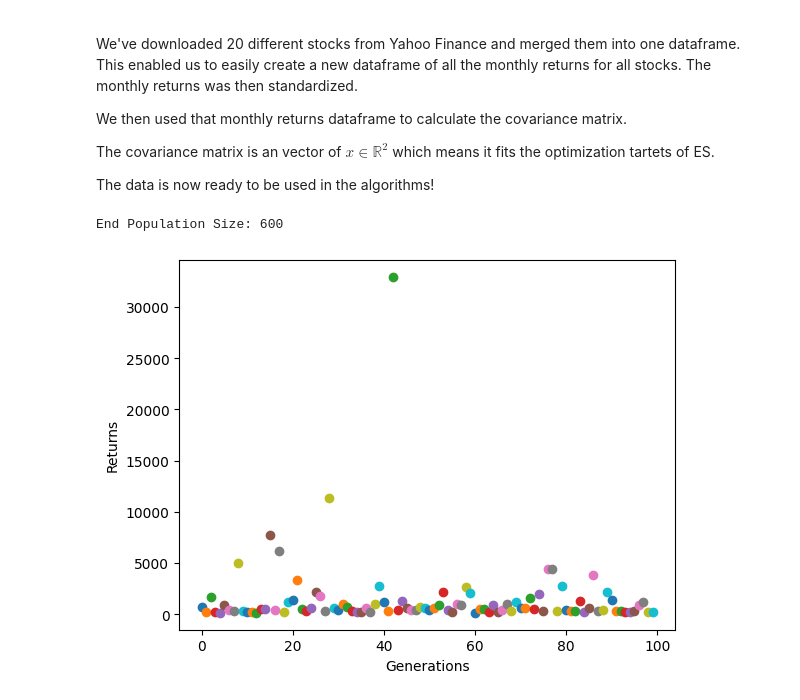
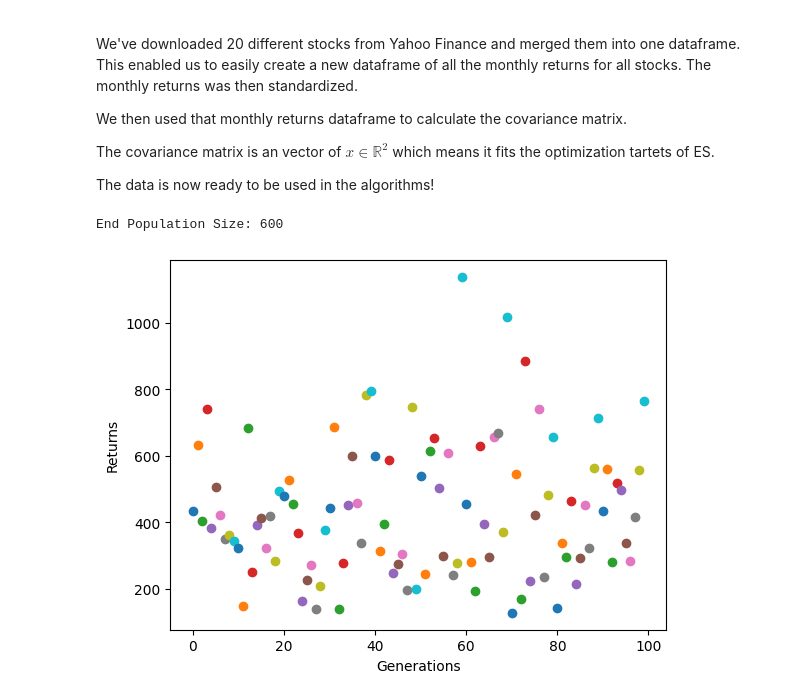
Before and after one commit to SeanMarcusJensen/ACIT4610_Portifolio_KMHS, a Jupyter notebook: problem_2/main.ipynb, the cells around one changed output. Drawn from its saved outputs; the diff is of its cells as text; code cells hidden in the pictures.

```diff
--- a/problem_2/main.ipynb
+++ b/problem_2/main.ipynb
@@ -164,28 +164,28 @@ The data is now ready to be used in the algorithms!
 # %%
 from strategies import basic_es as bes
 from typing import List
 
 class Logger(bes.ESLogger):
-    def log(self, generation: int, rp: List[bes.RealRepresentation]) -> None:
-        objs = [x.objectives for x in rp]
-        returns = np.array([(x * weights).sum() for x in objs])
+    def log(self, generation: int, rp: List[np.ndarray]) -> None:
+        returns = np.array([(x * weights).sum() for x in rp])
         r = returns.max()
         plt.scatter(x = generation, y = r)
         plt.xlabel('Generations')
         plt.ylabel('Returns')
 
 weights = np.array(monthly_returns_df.groupby('Ticker')['Returns'].sum().values)
 
 basic = bes.ES() \
             .with_offsprings(100) \
             .with_population(500) \
-            .with_mutation(rate=0.25) \
+            .with_mutation(rate=0.25, mutator=bes.MutationFactory(0.1, 0.25, 1)) \
+            .with_objectives(len(STOCK_TICKERS)) \
             .with_fitness(weights) \
             .with_generations(100) \
             .with_logger(Logger())
 
 end_population = basic.run()
 print(f"End Population Size: {len(end_population)}")
 # %% [output]
 End Population Size: 600
-[figure, old version]
+[figure, new version]
```
